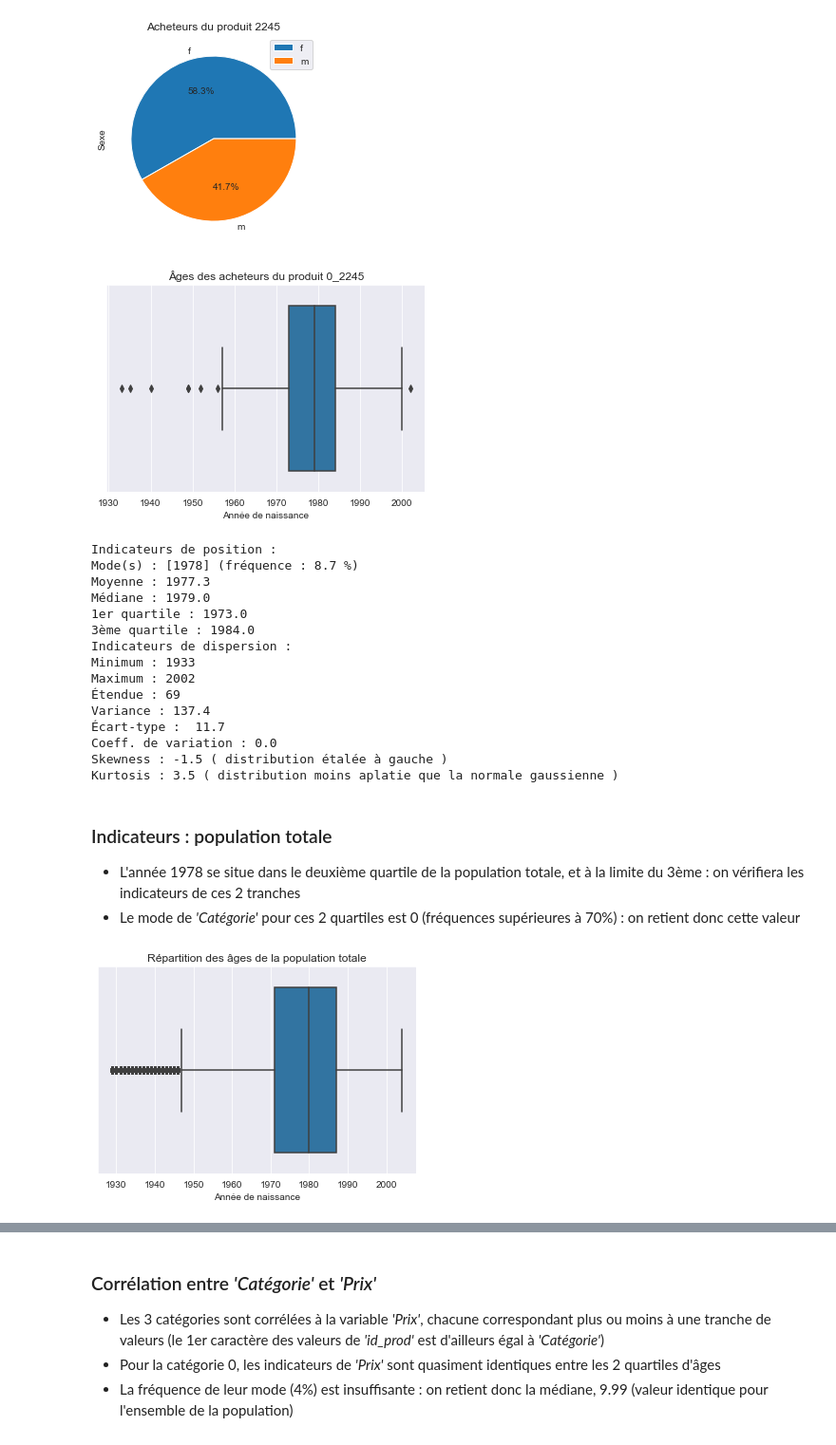
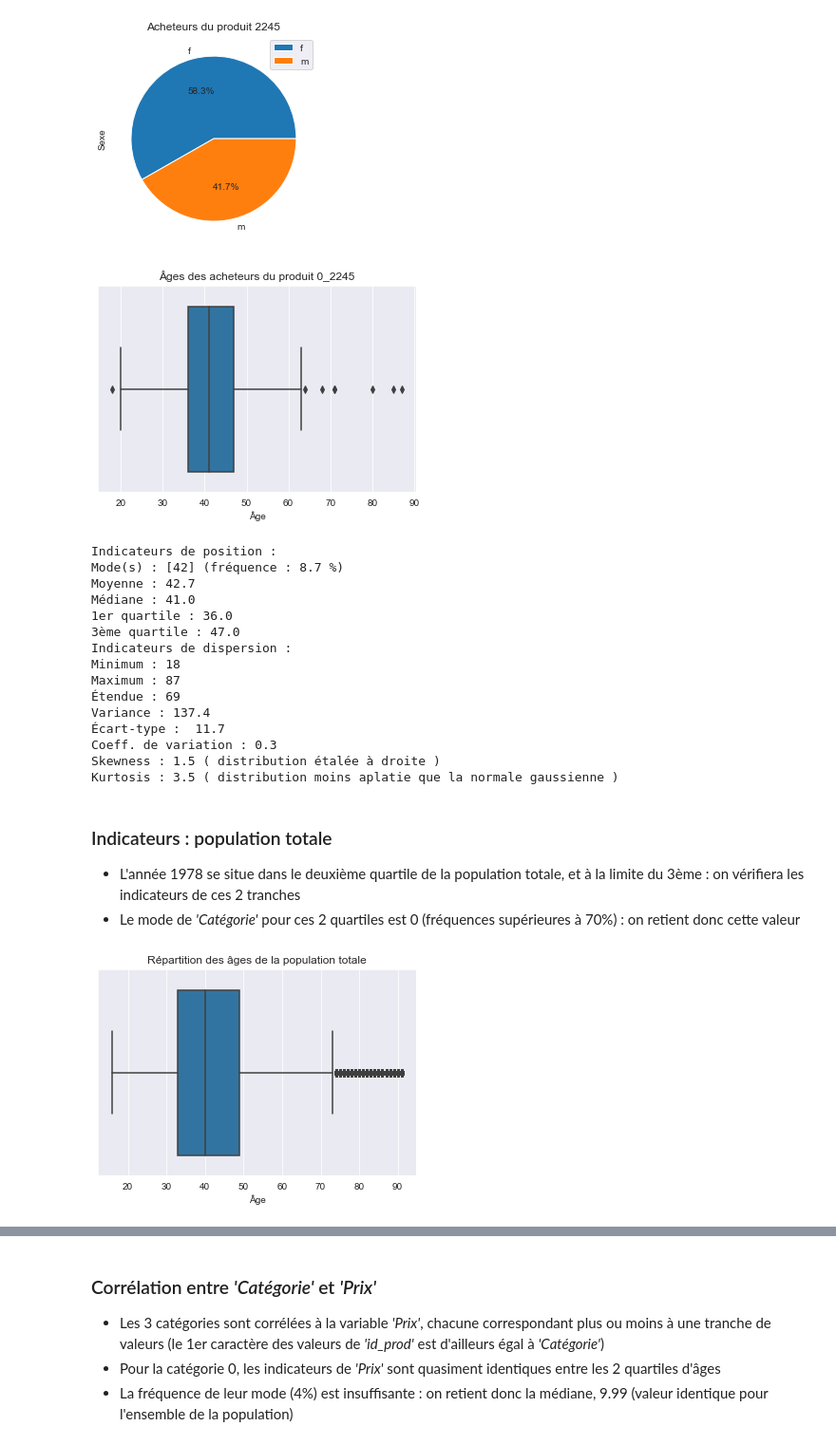
Before and after one commit to gllmfrnr/oc-da, a Jupyter notebook: p4/p4.ipynb, the cells around one changed output, grey strips where cells are left out. Shown at 95% size. Saved outputs shown, nothing was run; the diff lists cells and outputs as text; code cells hidden in the pictures.

```diff
--- a/p4/p4.ipynb
+++ b/p4/p4.ipynb
@@ -262,3 +283,11 @@ clients.sample(5)
 check_pk(clients['client_id'])
 # %% [output]
 C'est bien une clé primaire (0 duplicat)
+# %%
+# Année en cours
+year = datetime.now().year
+
+# Création d'une colonne incluant l'âge de chaque client
+clients['Âge'] = year - clients['Naissance']
+
+clients.sample(5)
@@ -335,5 +465,8 @@ data = pd.merge(transactions, clients, how='left', on='client_id')
 # Jointure externe gauche avec products à droite
 data = pd.merge(data, produits, how='left', on='id_prod')
 
+# Nom de la variable
+data.name = 'data'
+
 data
 # %% [output]
@@ -542,35 +675,35 @@ plt.show(a)
 # %% [output]
 [figure]
 # %%
-# Box plot sur 'Naissance'
-c = sns.boxplot(data=subset_2245, x='Naissance')
-c.set(xlabel='Année de naissance')
+# Box plot sur 'Âge'
+c = sns.boxplot(data=subset_2245, x='Âge')
+c.set(xlabel='Âge')
 plt.title('Âges des acheteurs du produit 0_2245')
 plt.show(c)
 # %% [output]
-[figure, old version]
+[figure, new version]
 # %%
-# Indicateurs de la variable 'Naissance'
-indicateurs(subset_2245, 'Naissance')
+# Indicateurs de la variable 'Âge'
+indicateurs(subset_2245, 'Âge')
 
-# --> 8% des acheteurs de ce produit sont nés en 1978
+# --> 8% des acheteurs de ce produit ont 42 ans
 # --> Le pourcentage est significatif, vu la taille limitée de l'échantillon
 # --> On peut tenter de déterminer 'Catégorie' et 'Prix' à partir de 'Naissance'
 # %% [output]
 Indicateurs de position :
-Mode(s) : [1978] (fréquence : 8.7 %)
-Moyenne : 1977.3
-Médiane : 1979.0
-1er quartile : 1973.0
-3ème quartile : 1984.0
+Mode(s) : [42] (fréquence : 8.7 %)
+Moyenne : 42.7
+Médiane : 41.0
+1er quartile : 36.0
+3ème quartile : 47.0
 Indicateurs de dispersion :
-Minimum : 1933
-Maximum : 2002
+Minimum : 18
+Maximum : 87
 Étendue : 69
 Variance : 137.4
 Écart-type :  11.7
-Coeff. de variation : 0.0
-Skewness : -1.5 ( distribution étalée à gauche )
+Coeff. de variation : 0.3
+Skewness : 1.5 ( distribution étalée à droite )
 Kurtosis : 3.5 ( distribution moins aplatie que la normale gaussienne )
 # %% [markdown]
 ### Indicateurs : population totale
@@ -578,14 +711,14 @@ Kurtosis : 3.5 ( distribution moins aplatie que la normale gaussienne )
 - Le mode de *'Catégorie'* pour ces 2 quartiles est 0 (fréquences supérieures à 70%) : on retient donc cette valeur
 # %%
 # Indicateurs de position de la variable 'Naissance'
-c = sns.boxplot(data=data, x='Naissance')
-c.set(xlabel='Année de naissance')
+c = sns.boxplot(data=data, x='Âge')
+c.set(xlabel='Âge')
 plt.title('Répartition des âges de la population totale')
 plt.show(c)
 
 # --> Les clients du produit 0_2245 appartiennent à l'espace entre Q1 et la médiane
 # --> Ils sont situés à la limite de la médiane (analyser l'espace entre Q2 et Q3)
 # %% [output]
-[figure, old version]
+[figure, new version]
 # %%
 # Découpage de la population en 4 quartiles de la variable 'Naissance'
```
Also changed, not shown: parts of 68 cells of this notebook.
